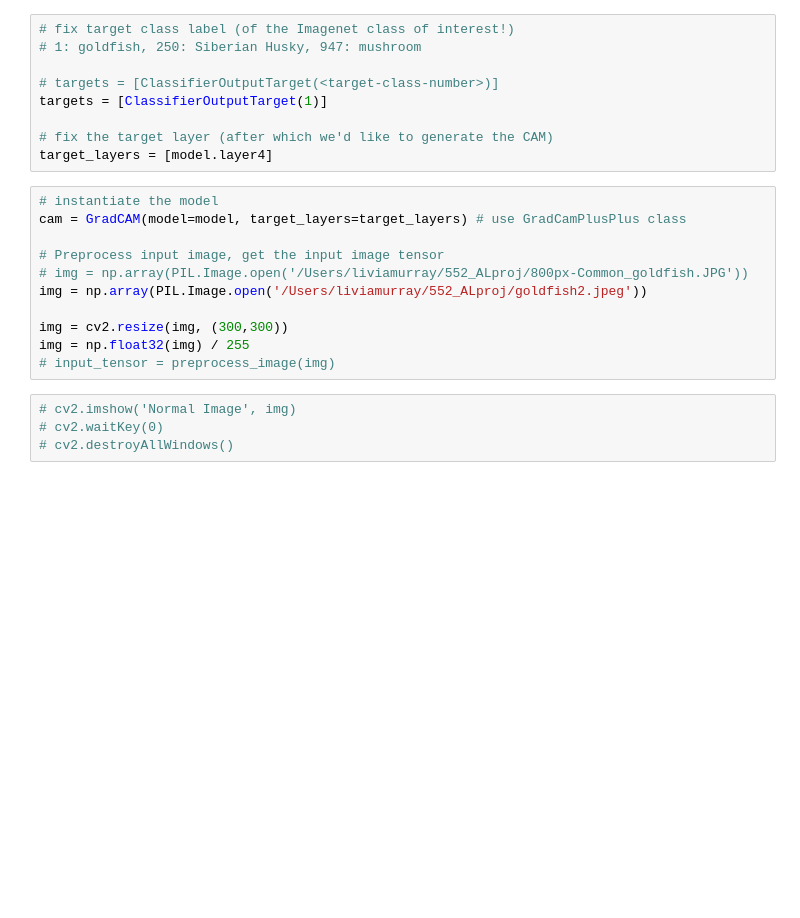
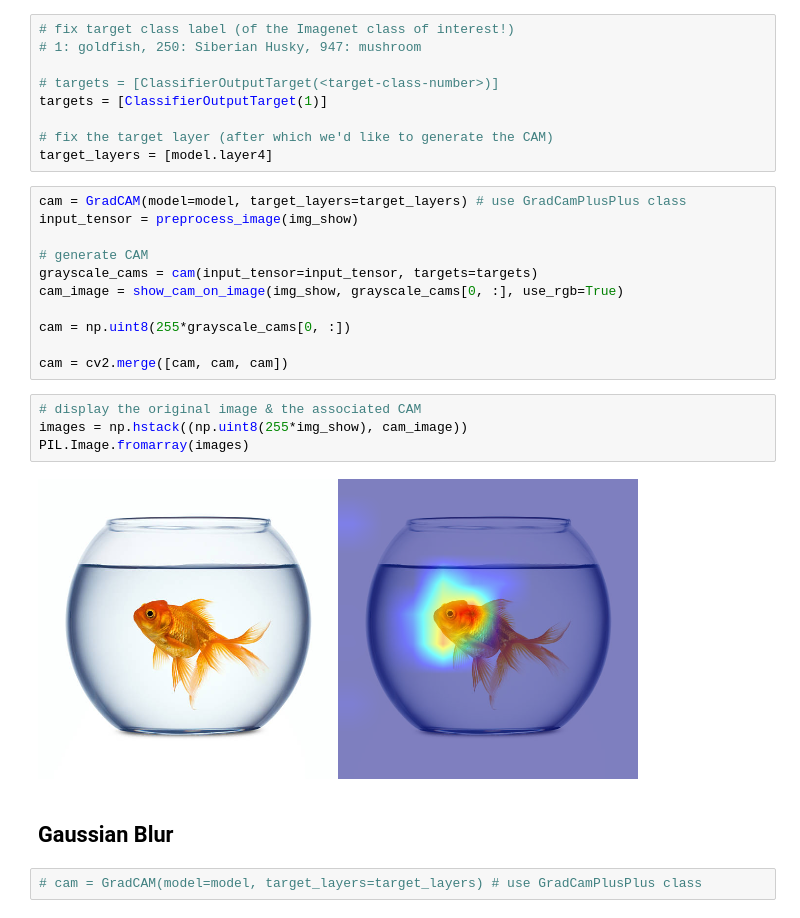
Before and after one commit to liviamurrayy/552_ALproj, a Jupyter notebook: gradCAM.ipynb, the cells around one changed output. Cells and saved outputs as stored; diff of their text form; blank space fills up the shorter version.

```diff
--- a/gradCAM.ipynb
+++ b/gradCAM.ipynb
@@ -54,18 +152,24 @@ targets = [ClassifierOutputTarget(1)]
 
 # fix the target layer (after which we'd like to generate the CAM)
 target_layers = [model.layer4]
-# %%
-# instantiate the model
-cam = GradCAM(model=model, target_layers=target_layers) # use GradCamPlusPlus class
-
-# Preprocess input image, get the input image tensor
-# img = np.array(PIL.Image.open('/Users/liviamurray/552_ALproj/800px-Common_goldfish.JPG'))
-img = np.array(PIL.Image.open('/Users/liviamurray/552_ALproj/goldfish2.jpeg'))
-
-img = cv2.resize(img, (300,300))
-img = np.float32(img) / 255
-# input_tensor = preprocess_image(img)
-# %%
-# cv2.imshow('Normal Image', img)
-# cv2.waitKey(0)
-# cv2.destroyAllWindows()
+# %%
+cam = GradCAM(model=model, target_layers=target_layers) # use GradCamPlusPlus class
+input_tensor = preprocess_image(img_show)
+
+# generate CAM
+grayscale_cams = cam(input_tensor=input_tensor, targets=targets)
+cam_image = show_cam_on_image(img_show, grayscale_cams[0, :], use_rgb=True)
+
+cam = np.uint8(255*grayscale_cams[0, :])
+
+cam = cv2.merge([cam, cam, cam])
+# %%
+# display the original image & the associated CAM
+images = np.hstack((np.uint8(255*img_show), cam_image))
+PIL.Image.fromarray(images)
+# %% [output]
+[figure, added]
+# %% [markdown]
+## Gaussian Blur
+# %%
+# cam = GradCAM(model=model, target_layers=target_layers) # use GradCamPlusPlus class
```
Also changed, not shown: parts of 22 cells of this notebook, 1 other file.
